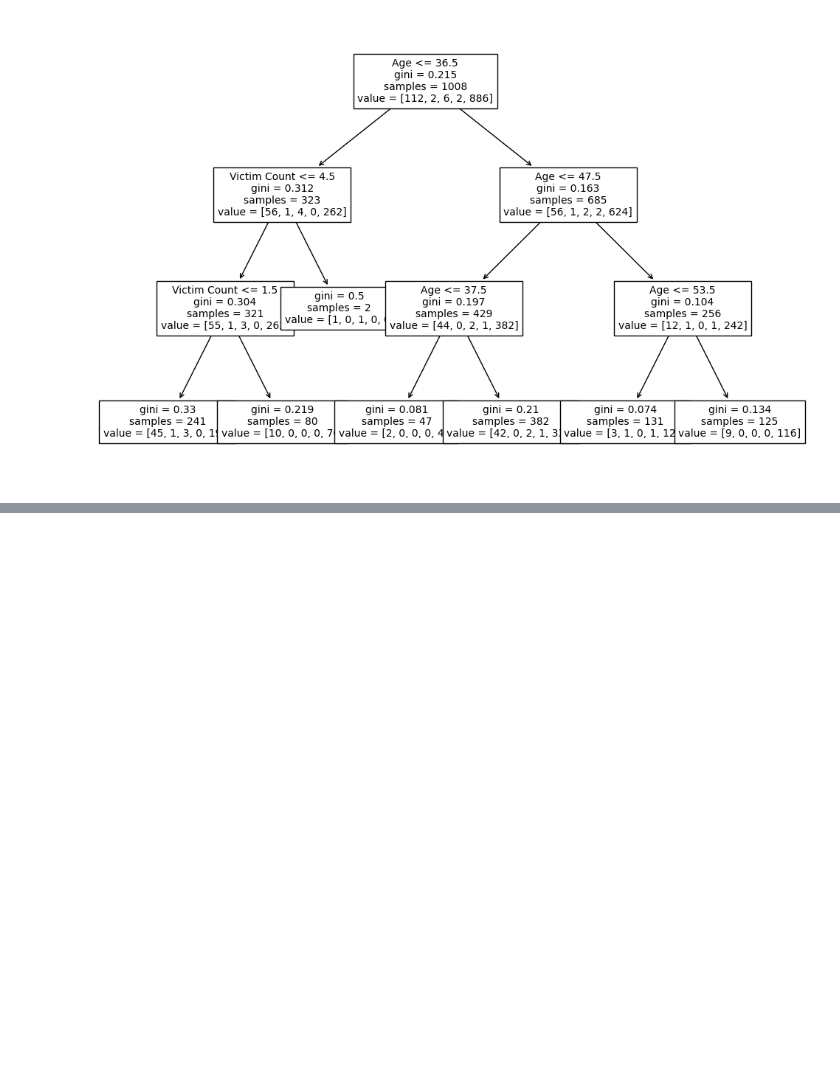
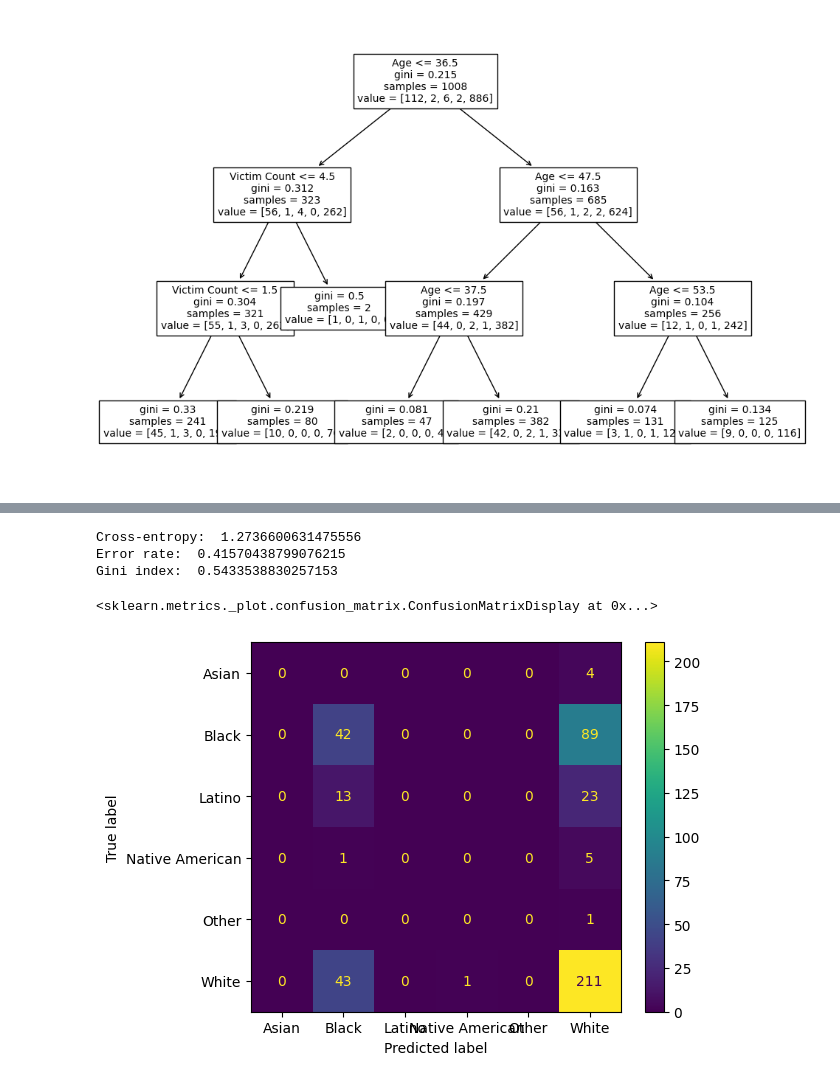
Before and after one commit to Christopher-Mata/CSCI-410, a Jupyter notebook: main.ipynb, the cells around one changed output, grey strips where cells are left out. Saved outputs shown, nothing was run; the diff lists cells and outputs as text; code cells hidden in the pictures; blank space fills up the shorter version.

```diff
--- a/main.ipynb
+++ b/main.ipynb
@@ -332,0 +399,20 @@ ValueError: X has 1 features, but DecisionTreeClassifier is expecting 2 features
+# %%
+# Calculate cross-entroy and error rate
+
+print("Cross-entropy: ", metrics.log_loss(y_test1, classtreeModel1.predict_proba(X_test1)))
+print("Error rate: ", 1 - metrics.accuracy_score(y_test1, classtreeModel1.predict(X_test1)))
+# Calculate the Gini index
+probs1 = pd.DataFrame(data=classtreeModel1.predict_proba(X_test1))
+print("Gini index: ", (probs1 * (1 - probs1)).mean().sum())
+
+# Calculate the confusion matrix
+metrics.confusion_matrix(y_test1, classtreeModel1.predict(X_test1))
+
+# Plot the confusion matrix
+metrics.ConfusionMatrixDisplay.from_predictions(y_test1, classtreeModel1.predict(X_test1))
+# %% [output]
+Cross-entropy:  1.2736600631475556
+Error rate:  0.41570438799076215
+Gini index:  0.5433538830257153
+<sklearn.metrics._plot.confusion_matrix.ConfusionMatrixDisplay at 0x...>
+[figure, added]
```
Also changed, not shown: parts of 6 cells of this notebook.
